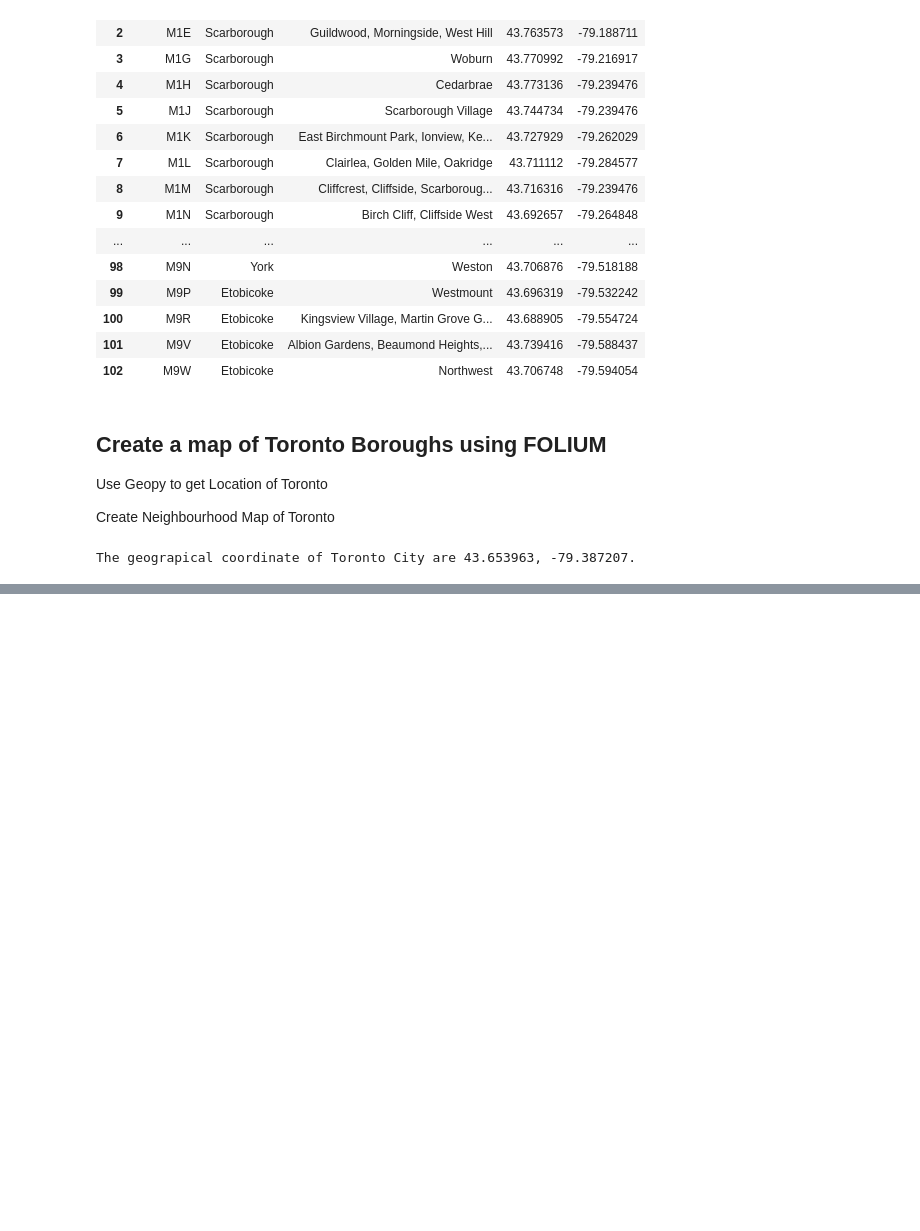
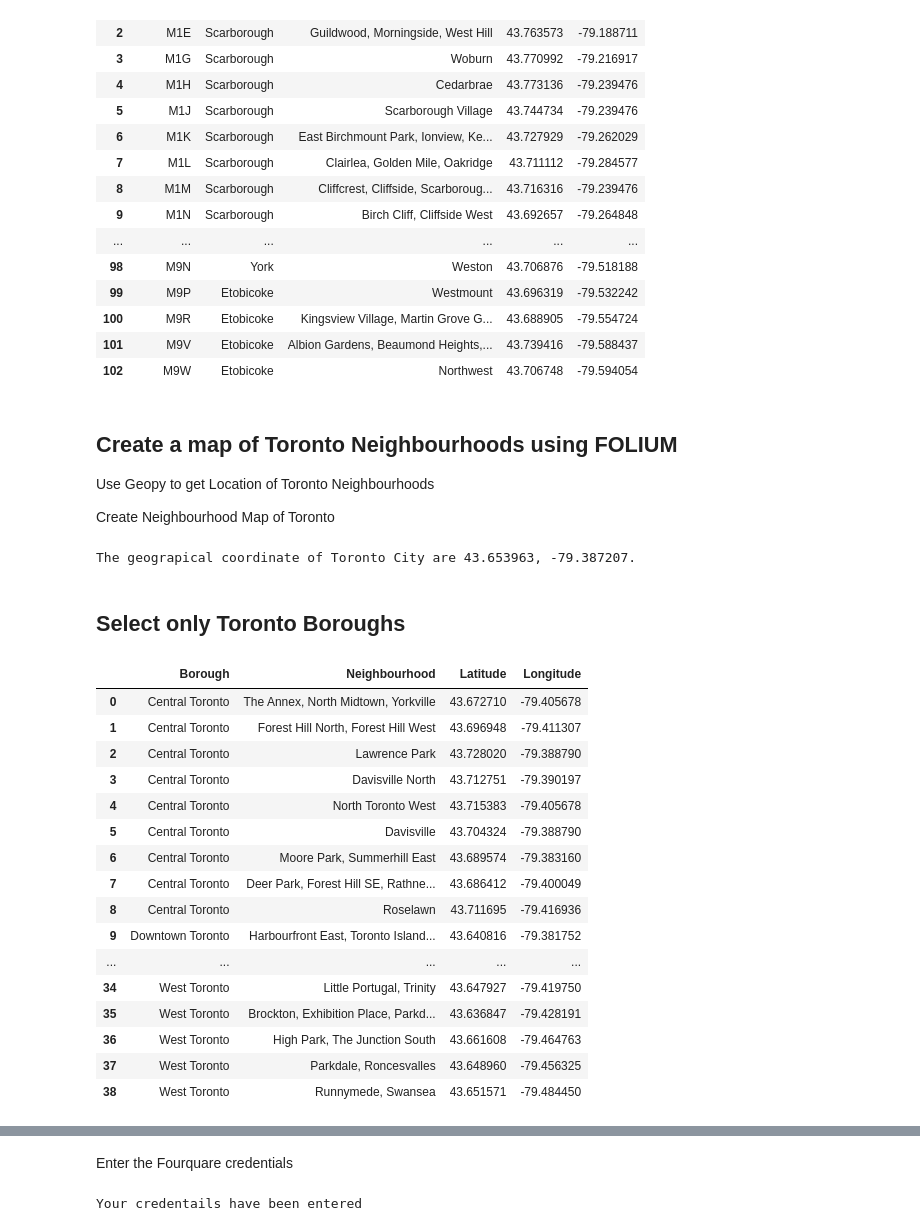
Before and after one commit to AnanthSG/Coursera_Capstone, a Jupyter notebook: Capstone- Toronto_CLUSTERING.ipynb, the cells around one changed output, grey strips where cells are left out. Drawn from its saved outputs; the diff is of its cells as text; code cells hidden in the pictures; blank space fills up the shorter version.

```diff
--- a/Capstone- Toronto_CLUSTERING.ipynb
+++ b/Capstone- Toronto_CLUSTERING.ipynb
@@ -105,12 +97,12 @@ Borough_df. rename (columns={'COL3':'Neighbourhood'}, inplace=True)
 
 #Group by Postcode & Borough with Concatenation of Neighbourhood Vales
 
-Borough_df=Borough_df.groupby(['Postcode','Borough'],as_index=False).agg(', '.join)
-print(Borough_df.head())
+Grouped_df=Borough_df.groupby(['Postcode','Borough'],as_index=False).agg(', '.join)
+print(Grouped_df.head())
 
 print('\n \n The dataframe has {} boroughs \n and \n {} ROWS .'.format(
-        len(Borough_df['Borough'].unique()),
-        Borough_df.shape[0]))
+        len(Grouped_df['Borough'].unique()),
+        Grouped_df.shape[0]))
 # %% [output]
 0 Postcode      Borough                           Neighbourhood
 0      M1B  Scarborough                          Rouge, Malvern
@@ -136,7 +128,7 @@ loc_df.head()
 | 3 | M1G | 43.770992 | -79.216917 |
 | 4 | M1H | 43.773136 | -79.239476 |
 # %%
-Tor_df = pd.merge(Borough_df, loc_df, left_on='Postcode', right_on='Postal Code', how='left')
+Tor_df = pd.merge(Grouped_df, loc_df, left_on='Postcode', right_on='Postal Code', how='left')
 Tor_df=Tor_df.drop(['Postal Code'],axis=1).reset_index(drop=True)
 Tor_df
 # %% [output]
@@ -158,9 +150,9 @@ Tor_df
 | 101 | M9V | Etobicoke | Albion Gardens, Beaumond Heights,... | 43.739416 | -79.588437 |
 | 102 | M9W | Etobicoke | Northwest | 43.706748 | -79.594054 |
 # %% [markdown]
-## Create a map of Toronto Boroughs using FOLIUM
+## Create a map of Toronto Neighbourhoods using FOLIUM
 
-Use Geopy to get Location of Toronto
+Use Geopy to get Location of Toronto Neighbourhoods
 
 Create Neighbourhood Map of Toronto
 # %%
@@ -173,5 +165,28 @@ longitude = location.longitude
 print('The geograpical coordinate of Toronto City are {}, {}.'.format(latitude, longitude))
 # %% [output]
 The geograpical coordinate of Toronto City are 43.653963, -79.387207.
+# %% [markdown]
+## Select only Toronto Boroughs
+# %%
+NH_df=Tor_df[Tor_df['Borough'].str.contains('Toronto')].sort_values (by = 'Borough').drop(['Postcode'],axis=1).reset_index(drop=True)
+NH_df
+# %% [output]
+|  | Borough | Neighbourhood | Latitude | Longitude |
+| 0 | Central Toronto | The Annex, North Midtown, Yorkville | 43.672710 | -79.405678 |
+| 1 | Central Toronto | Forest Hill North, Forest Hill West | 43.696948 | -79.411307 |
+| 2 | Central Toronto | Lawrence Park | 43.728020 | -79.388790 |
+| 3 | Central Toronto | Davisville North | 43.712751 | -79.390197 |
+| 4 | Central Toronto | North Toronto West | 43.715383 | -79.405678 |
+| 5 | Central Toronto | Davisville | 43.704324 | -79.388790 |
+| 6 | Central Toronto | Moore Park, Summerhill East | 43.689574 | -79.383160 |
+| 7 | Central Toronto | Deer Park, Forest Hill SE, Rathne... | 43.686412 | -79.400049 |
+| 8 | Central Toronto | Roselawn | 43.711695 | -79.416936 |
+| 9 | Downtown Toronto | Harbourfront East, Toronto Island... | 43.640816 | -79.381752 |
+| ... | ... | ... | ... | ... |
+| 34 | West Toronto | Little Portugal, Trinity | 43.647927 | -79.419750 |
+| 35 | West Toronto | Brockton, Exhibition Place, Parkd... | 43.636847 | -79.428191 |
+| 36 | West Toronto | High Park, The Junction South | 43.661608 | -79.464763 |
+| 37 | West Toronto | Parkdale, Roncesvalles | 43.648960 | -79.456325 |
+| 38 | West Toronto | Runnymede, Swansea | 43.651571 | -79.484450 |
 # %%
 # create map of Toronto with Boroughs using latitude and longitude values
@@ -194,3 +209,13 @@ for lat, lng, borough, neighborhood in zip(Tor_df['Latitude'], Tor_df['Longitude
 map_tor
 # %% [output]
 [interactive output not drawn]
+# %% [markdown]
+Enter the Fourquare credentials
+# %%
+CLIENT_ID = 'GQYZTHDW4FELZGYMP0DIQXVDFGXO5MMAVZATGRXRFKCPJV4X' # your Foursquare ID
+CLIENT_SECRET = 'IWPETGS0XZIYMQBDYOZO2QRWDE0UJFHOBRA1YPTL1PK3F4SL' # your Foursquare Secret
+VERSION = '20190202'
+LIMIT = 100
+print('Your credentails have been entered')
+# %% [output]
+Your credentails have been entered
```
Also changed, not shown: parts of 13 cells of this notebook.
